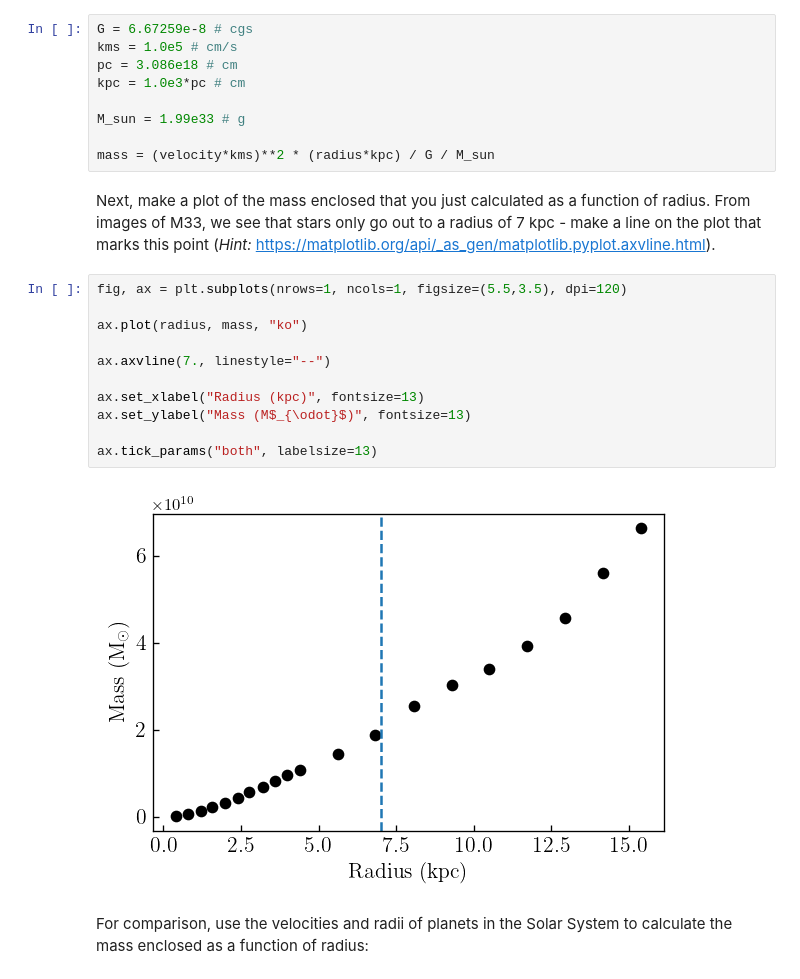
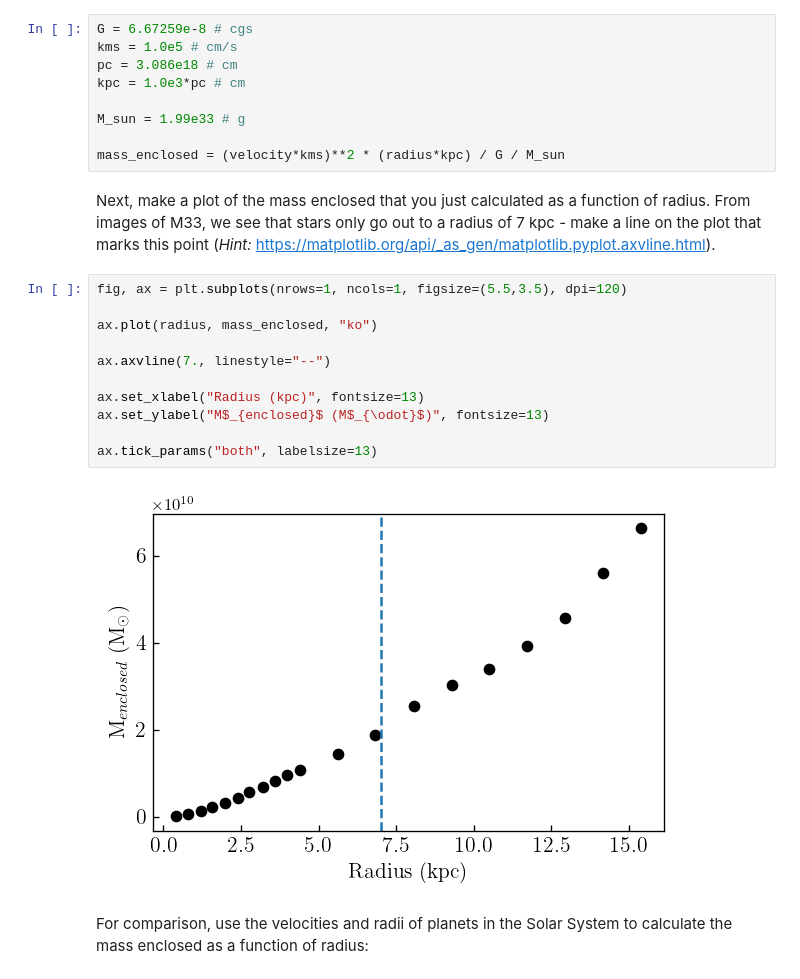
Before and after one commit to CIERA-Northwestern/REACHpy, a Jupyter notebook: Module_2/Challenge_5_Galaxy_Rotation_Curves.ipynb, the cells around one changed output. Cells and saved outputs as stored; diff of their text form.

```diff
--- a/Module_2/Challenge_5_Galaxy_Rotation_Curves.ipynb
+++ b/Module_2/Challenge_5_Galaxy_Rotation_Curves.ipynb
@@ -56,21 +56,21 @@ kpc = 1.0e3*pc # cm
 
 M_sun = 1.99e33 # g
 
-mass = (velocity*kms)**2 * (radius*kpc) / G / M_sun
+mass_enclosed = (velocity*kms)**2 * (radius*kpc) / G / M_sun
 # %% [markdown]
 Next, make a plot of the mass enclosed that you just calculated as a function of radius. From images of M33, we see that stars only go out to a radius of 7 kpc - make a line on the plot that marks this point (_Hint:_ https://matplotlib.org/api/_as_gen/matplotlib.pyplot.axvline.html).
 # %%
 fig, ax = plt.subplots(nrows=1, ncols=1, figsize=(5.5,3.5), dpi=120)
 
-ax.plot(radius, mass, "ko")
+ax.plot(radius, mass_enclosed, "ko")
 
 ax.axvline(7., linestyle="--")
 
 ax.set_xlabel("Radius (kpc)", fontsize=13)
-ax.set_ylabel("Mass (M$_{\odot}$)", fontsize=13)
+ax.set_ylabel("M$_{enclosed}$ (M$_{\odot}$)", fontsize=13)
 
 ax.tick_params("both", labelsize=13)
 # %% [output]
-[figure, old version]
+[figure, new version]
 # %% [markdown]
 For comparison, use the velocities and radii of planets in the Solar System to calculate the mass enclosed as a function of radius:
```
Also changed, not shown: parts of 1 cell of this notebook.
